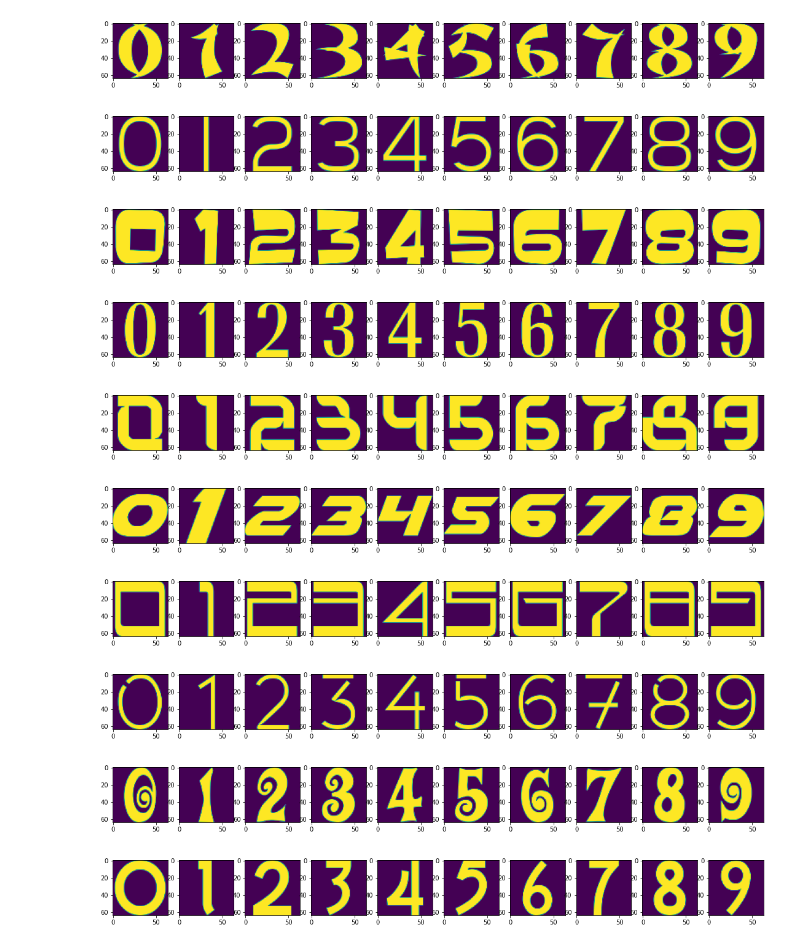
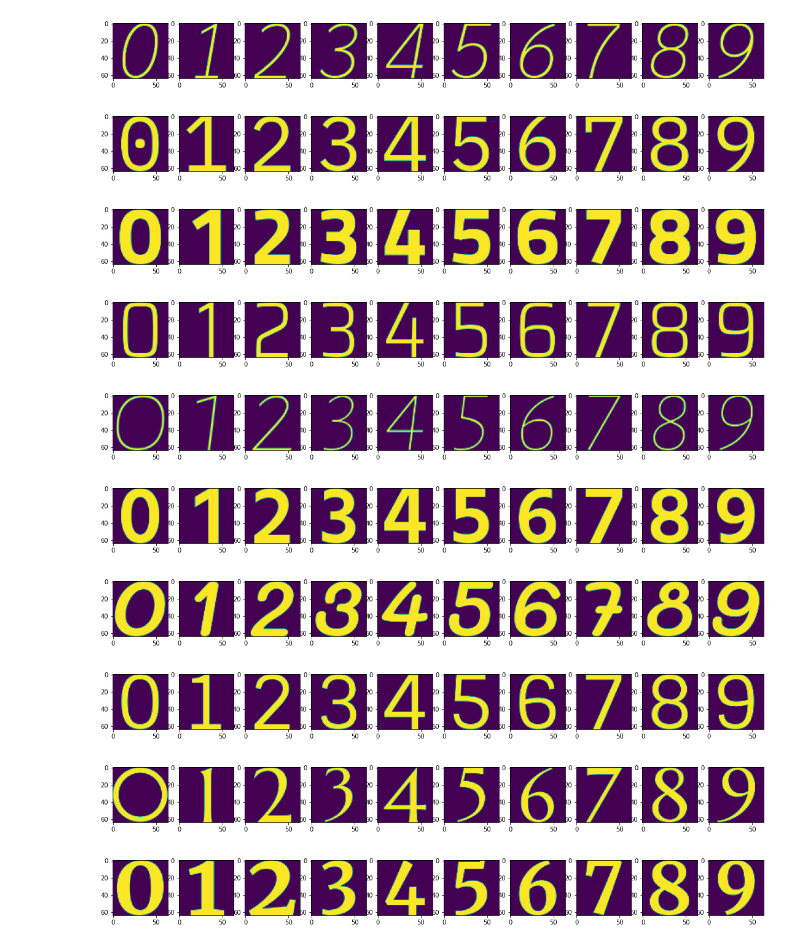
Before and after one commit to IgorDavidyuk/conflicting_tasks_learning, a Jupyter notebook: notebooks/rendering_digits.ipynb, the cells around one changed output. Cells and saved outputs as stored; diff of their text form; code cells hidden in the pictures.

```diff
--- a/notebooks/rendering_digits.ipynb
+++ b/notebooks/rendering_digits.ipynb
@@ -4,45 +4,47 @@ import cv2
 import numpy as np
 import matplotlib.pyplot as plt
 import glob
+import sys
+import os
+import pandas as pd
+
 def visualize_digits(font_path, pic_size):
     pic_size = int(pic_size)
     face = Face(font_path)
     face.set_pixel_sizes(3*pic_size, 0)
 
     fig, axs = plt.subplots(1, 10, figsize=(19,5))
     for i in range(10):
         face.load_char(str(i))
         bitmap = face.glyph.bitmap
         img = np.array(bitmap.buffer).reshape(bitmap.rows,-1)
         h,w = img.shape
         # pad digit glyph to square
         if h >= w:
             left = (h-w)//2
             right = h - w - left
             top, bottom = 0, 0
         else:
             top = (w-h)//2
             bottom = w - h - top
             left, right = 0, 0
         img = cv2.copyMakeBorder(img, top, bottom, left, right, cv2.BORDER_CONSTANT) # square
         # resize
         img = cv2.resize(img.astype('float32'), (pic_size,pic_size))
         axs[i].imshow(img)
 
-# visualize_digits('/Users/davidyuk/Downloads/jetbrains-mono/JetBrainsMono-Regular.ttf', 64)
-# visualize_digits('/Users/davidyuk/Downloads/girassol/Girassol-Regular.ttf', 64)
-# visualize_digits('/Users/davidyuk/Downloads/the-bohemian/TheBohemianFree.otf', 64)
-font_list = glob.glob('/Users/davidyuk/Downloads/5000_Fonts/*.ttf')
-for font_path_ in font_list[:10]:
+
+# font_list = glob.glob('/Users/davidyuk/Downloads/5000_Fonts/*.ttf')
+for font_path_ in np.random.choice(data_frame.path, 10):
     visualize_digits(font_path_, 64)
 # %% [output]
-[figure, old version]
+[figure, new version]
-[figure, old version]
+[figure, new version]
-[figure, old version]
+[figure, new version]
-[figure, old version]
+[figure, new version]
-[figure, old version]
+[figure, new version]
-[figure, old version]
+[figure, new version]
-[figure, old version]
+[figure, new version]
-[figure, old version]
+[figure, new version]
-[figure, old version]
+[figure, new version]
-[figure, old version]
+[figure, new version]
```
Also changed, not shown: parts of 6 cells of this notebook, 5 other files.
